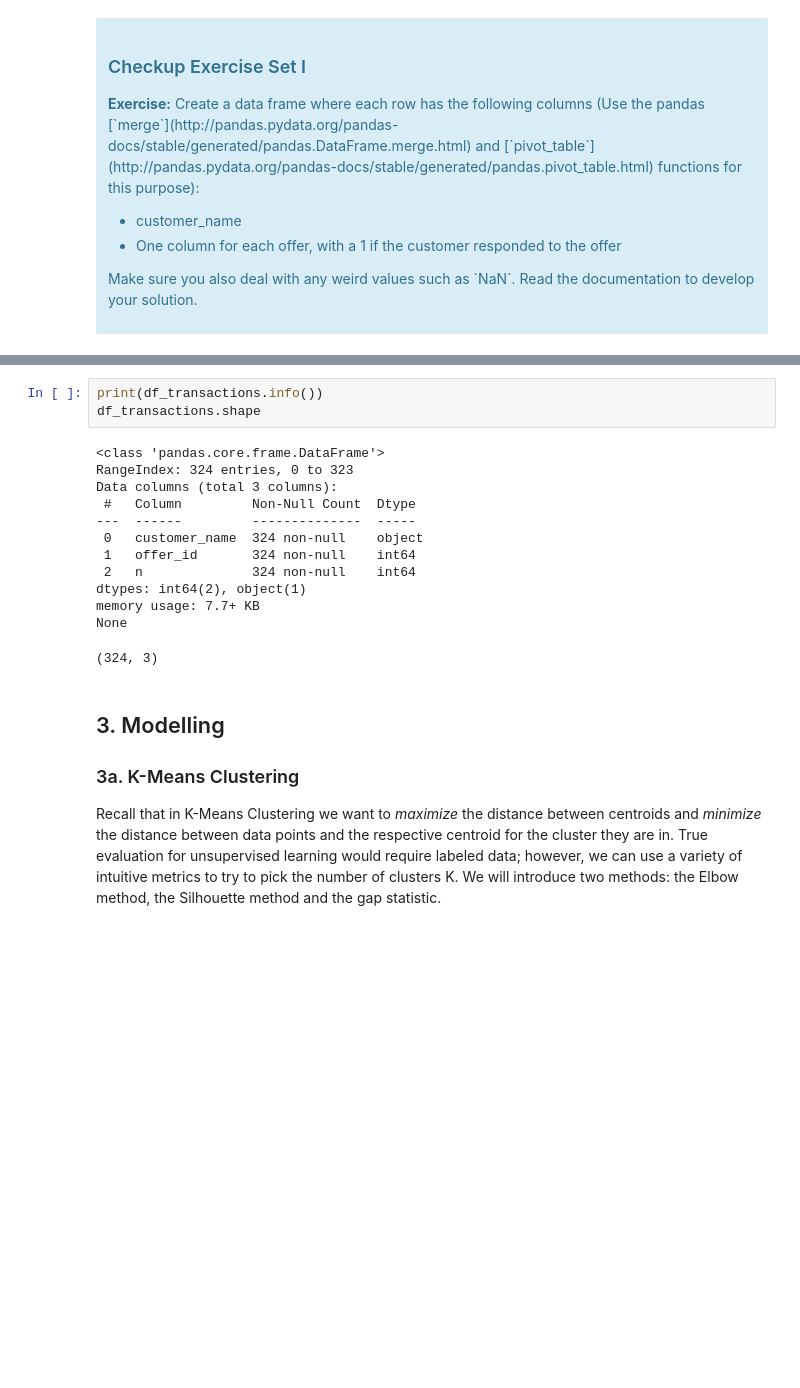
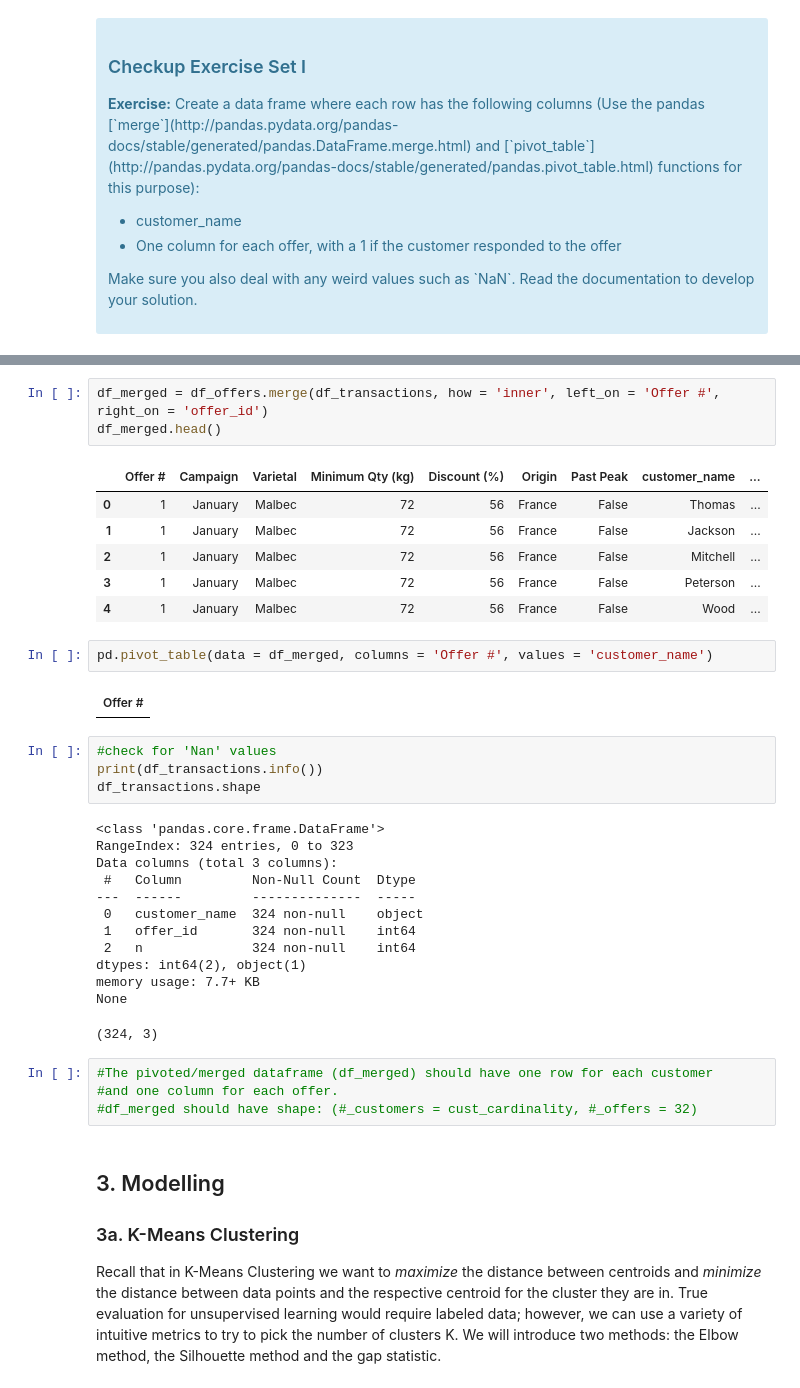
Before and after one commit to amoutafian/K_means_case_study, a Jupyter notebook: Clustering Case Study - Customer Segmentation with K-Means - Tier 3.ipynb, the cells around one changed output, grey strips where cells are left out. Cells and saved outputs as stored; diff of their text form; blank space fills up the shorter version.

```diff
--- a/Clustering Case Study - Customer Segmentation with K-Means - Tier 3.ipynb
+++ b/Clustering Case Study - Customer Segmentation with K-Means - Tier 3.ipynb
@@ -120,4 +128,19 @@ None
+# %%
+df_merged = df_offers.merge(df_transactions, how = 'inner', left_on = 'Offer #', right_on = 'offer_id')
+df_merged.head()
+# %% [output]
+|  | Offer # | Campaign | Varietal | Minimum Qty (kg) | Discount (%) | Origin | Past Peak | customer_name | ... |
+| 0 | 1 | January | Malbec | 72 | 56 | France | False | Thomas | ... |
+| 1 | 1 | January | Malbec | 72 | 56 | France | False | Jackson | ... |
+| 2 | 1 | January | Malbec | 72 | 56 | France | False | Mitchell | ... |
+| 3 | 1 | January | Malbec | 72 | 56 | France | False | Peterson | ... |
+| 4 | 1 | January | Malbec | 72 | 56 | France | False | Wood | ... |
+# %%
+pd.pivot_table(data = df_merged, columns = 'Offer #', values = 'customer_name')
+# %% [output]
+| Offer # |
 # %%
+#check for 'Nan' values
 print(df_transactions.info())
 df_transactions.shape
 # %% [output]
@@ -133,6 +156,10 @@ dtypes: int64(2), object(1)
 memory usage: 7.7+ KB
 None
 (324, 3)
+# %%
+#The pivoted/merged dataframe (df_merged) should have one row for each customer
+#and one column for each offer.
+#df_merged should have shape: (#_customers = cust_cardinality, #_offers = 32)
 # %% [markdown]
 ## 3. Modelling
 ### 3a. K-Means Clustering
```
Also changed, not shown: parts of 2 cells of this notebook.
